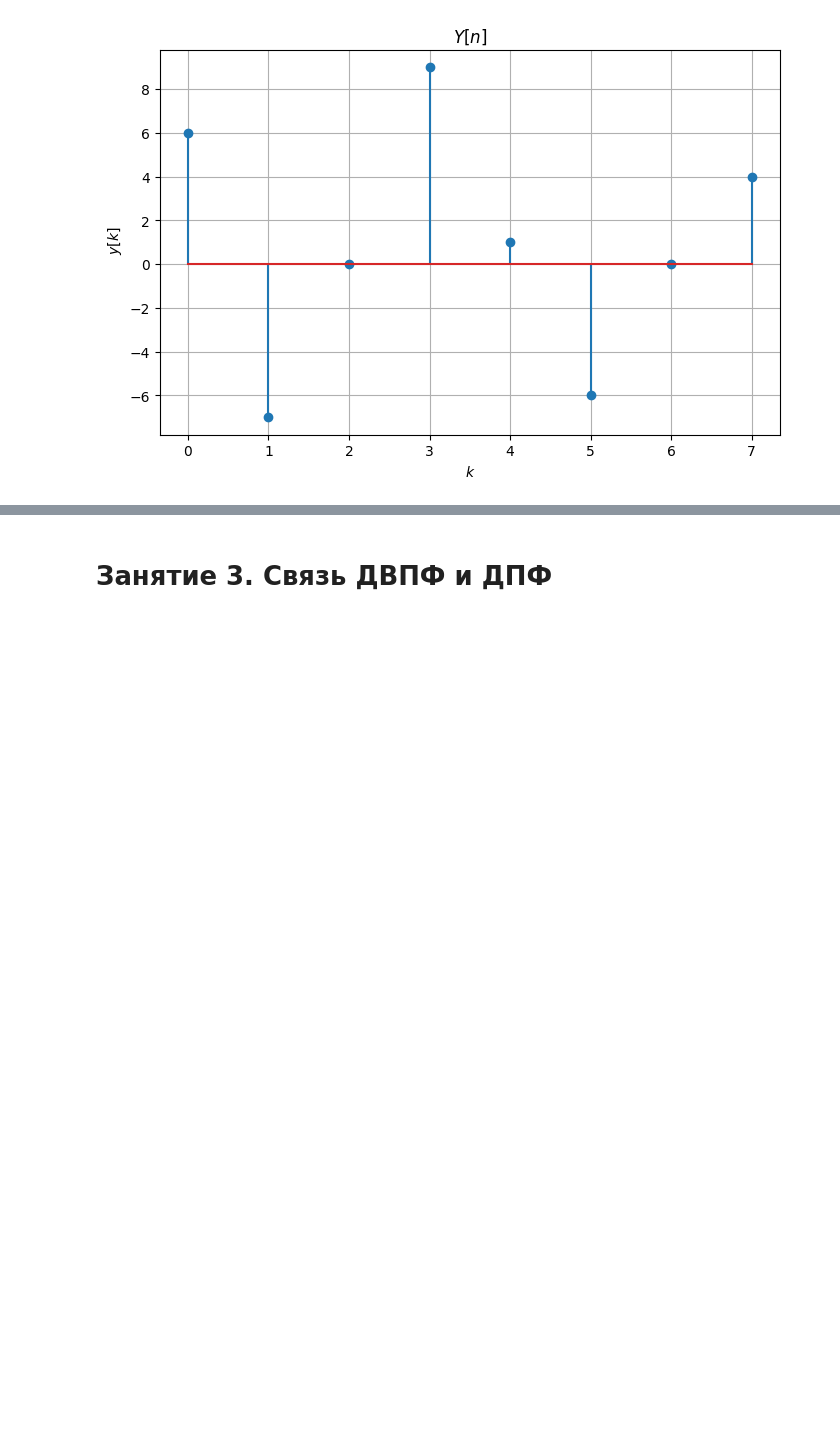
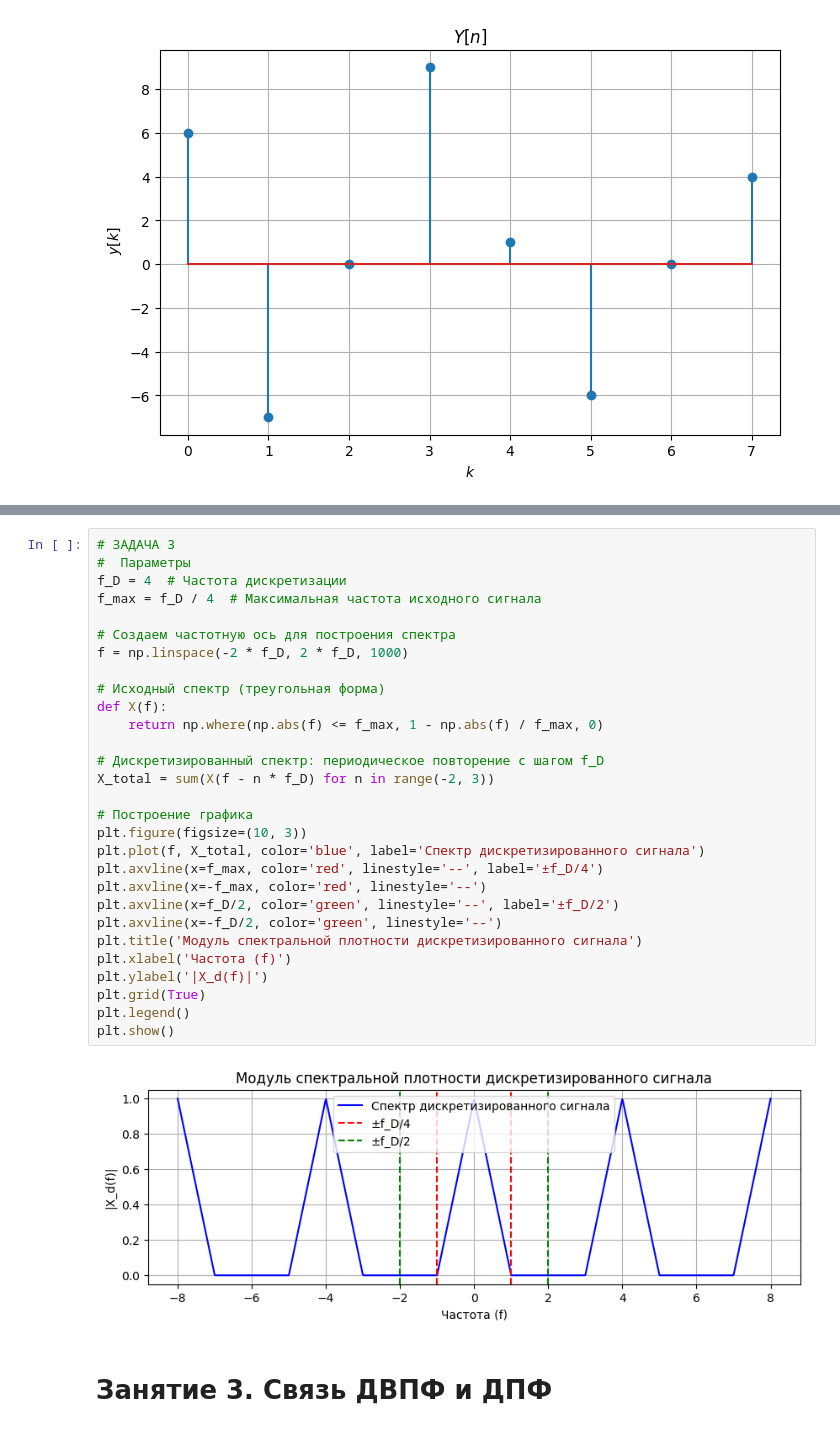
Before and after one commit to oncominglane/radiophysics, a Jupyter notebook: lab2/Lab2.ipynb, the cells around one changed output, grey strips where cells are left out. Drawn from its saved outputs; the diff is of its cells as text; blank space fills up the shorter version.

```diff
--- a/lab2/Lab2.ipynb
+++ b/lab2/Lab2.ipynb
@@ -374,3 +402,34 @@ plt.grid()
+# %%
+# ЗАДАЧА 3
+#  Параметры
+f_D = 4  # Частота дискретизации
+f_max = f_D / 4  # Максимальная частота исходного сигнала
+
+# Создаем частотную ось для построения спектра
+f = np.linspace(-2 * f_D, 2 * f_D, 1000)
+
+# Исходный спектр (треугольная форма)
+def X(f):
+    return np.where(np.abs(f) <= f_max, 1 - np.abs(f) / f_max, 0)
+
+# Дискретизированный спектр: периодическое повторение с шагом f_D
+X_total = sum(X(f - n * f_D) for n in range(-2, 3))
+
+# Построение графика
+plt.figure(figsize=(10, 3))
+plt.plot(f, X_total, color='blue', label='Спектр дискретизированного сигнала')
+plt.axvline(x=f_max, color='red', linestyle='--', label='±f_D/4')
+plt.axvline(x=-f_max, color='red', linestyle='--')
+plt.axvline(x=f_D/2, color='green', linestyle='--', label='±f_D/2')
+plt.axvline(x=-f_D/2, color='green', linestyle='--')
+plt.title('Модуль спектральной плотности дискретизированного сигнала')
+plt.xlabel('Частота (f)')
+plt.ylabel('|X_d(f)|')
+plt.grid(True)
+plt.legend()
+plt.show()
+# %% [output]
+[figure, added]
 # %% [markdown]
 # Занятие 3. Связь ДВПФ и ДПФ
 # %% [markdown]
```
Also changed, not shown: parts of 3 cells of this notebook.
